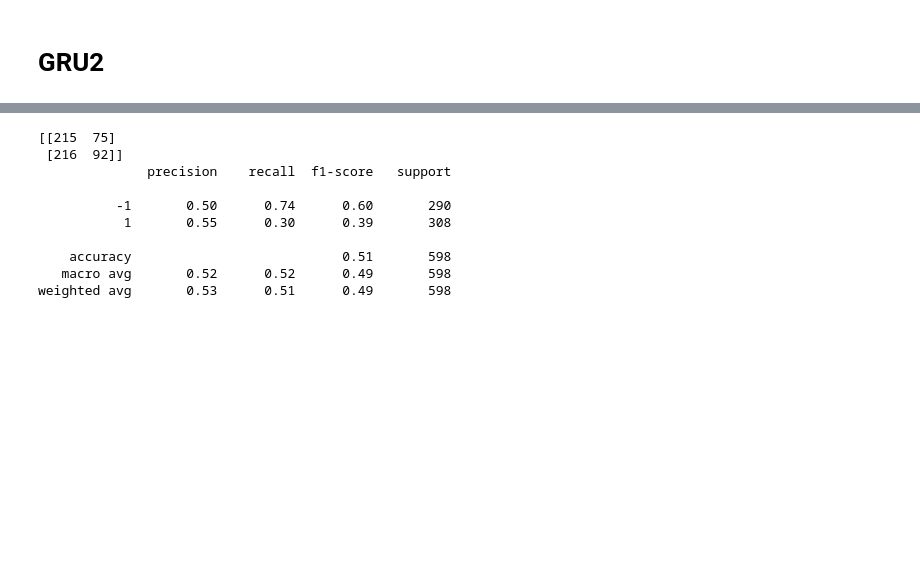
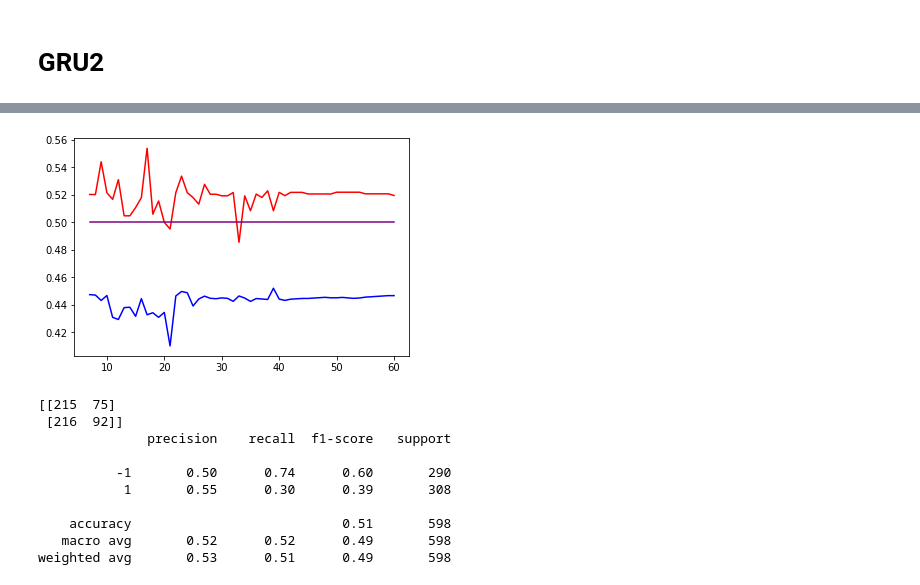
Before and after one commit to csabi0312/crypto-svm, a Jupyter notebook: crypto14.ipynb, the cells around one changed output, grey strips where cells are left out. Drawn from its saved outputs; the diff is of its cells as text; code cells hidden in the pictures; blank space fills up the shorter version.

```diff
--- a/crypto14.ipynb
+++ b/crypto14.ipynb
@@ -214,20 +349,22 @@ raw["returns"] =np.log(raw.Close / raw.Close.shift(1))
 raw["returns2"]=(raw["returns"]>=0).astype(int)
 raw.drop(["Open","Spread","Close","High","returns","Volume","Low"],axis=1,inplace=True)
 cols = []
-for lag in range(1, 30):
+for lag in range(1, 40):
     col_r = "r_lag{}".format(lag)
     raw[col_r] = raw.returns2.shift(lag)
-    raw.dropna(inplace = True)
-
+raw.dropna(inplace = True)
 to=int(len(raw)*0.8)
 X_train=raw.drop(["returns2"],axis=1).iloc[:to].to_numpy()
 y_train=raw["returns2"].iloc[:to].to_numpy().astype(int)
 X_test=raw.drop(["returns2"],axis=1).iloc[to:].to_numpy()
 y_test=raw["returns2"].iloc[to:].to_numpy().astype(int)
+clf = LogisticRegression()
+clf.fit(X_train,y_train)
+pred_test=clf.predict(X_test)
+pred_train=clf.predict(X_train)
 
-from tensorflow.keras.utils import to_categorical
-y_train2 = to_categorical(y_train, 2)
-y_test2 = to_categorical(y_test, 2)
-
-print(X_train.shape,y_train.shape,X_test.shape,y_test.shape)
+print(confusion_matrix(y_train,pred_train))
+print(classification_report(y_train,pred_train))
+print(confusion_matrix(y_test,pred_test))
+print(classification_report(y_test,pred_test))
 # %% [output]
@@ -304,0 +461,66 @@ weighted avg       0.50      0.48      0.46       333
+# %%
+train_acc=[]
+test_acc=[]
+a=7
+b=61
+num_lag=a
+while num_lag<b:
+  raw = pd.read_csv("/content/drive/MyDrive/Crypto/new3/full_spread_data.csv", parse_dates = ["time"], index_col = "time").dropna()
+  raw["returns"] =np.log(raw.Close / raw.Close.shift(1))
+  raw["returns2"]=(raw["returns"]>=0).astype(int)
+  raw.drop(["Open","Spread","Close","High","returns","Volume","Low"],axis=1,inplace=True)
+  cols = []
+  for lag in range(1, num_lag):
+      col_r = "r_lag{}".format(lag)
+      raw[col_r] = raw.returns2.shift(lag)
+  raw.dropna(inplace = True)
+  to=int(len(raw)*0.8)
+  X_train=raw.drop(["returns2"],axis=1).iloc[:to].to_numpy()
+  y_train=raw["returns2"].iloc[:to].to_numpy().astype(int)
+  X_test=raw.drop(["returns2"],axis=1).iloc[to:].to_numpy()
+  y_test=raw["returns2"].iloc[to:].to_numpy().astype(int)
+
+  from tensorflow.keras.utils import to_categorical
+  y_train2 = to_categorical(y_train, 2)
+  y_test2 = to_categorical(y_test, 2)
+
+
+  def build_model(hp):
+      model = Sequential()
+      model.add(Dense(hp.Int('units1', min_value=5, max_value=200, step=1),activation="relu",input_shape=(num_lag-1,1)))
+      model.add(Dense(hp.Int('units2', min_value=5, max_value=180, step=1),activation="relu"))
+      model.add(Dense(hp.Int('units3', min_value=5, max_value=160, step=1),activation="relu"))
+      model.add(Dense(hp.Int('units4', min_value=5, max_value=140, step=1),activation="relu"))
+      model.add(Dense(hp.Int('units5', min_value=5, max_value=120, step=1),activation="relu"))
+      model.add(GRU(hp.Int('units5', min_value=5, max_value=120, step=1),activation="tanh",return_sequences=True))
+      model.add(LSTM(hp.Int('units5', min_value=5, max_value=120, step=1),activation="tanh"))
+      model.add(Dense(2,activation="softmax"))
+
+      model.compile(loss='categorical_crossentropy', optimizer='adam', metrics=['accuracy'])
+      return model
+
+  tuner = keras_tuner.RandomSearch(
+        build_model,
+        objective='val_loss',
+        max_trials=10,overwrite = True)
+  tuner.search(X_train,y_train2 , epochs=5, validation_split=0.2)
+  best_model = tuner.get_best_models()[0]
+  best_model.summary()
+
+  early_stopping=EarlyStopping(patience=10, verbose=0)
+  checkpointer=ModelCheckpoint(filepath='weights1.hdf5', save_best_only=True, verbose=1)
+  best_model.fit(X_train,y_train2, batch_size=50,epochs=100, verbose=0, \
+                  validation_split=0.2,callbacks=[checkpointer, early_stopping], shuffle=True)
+
+  predictions =best_model.predict(X_test)
+  predistions2=best_model.predict(X_train)
+  pred_test=np.argmax(predictions,axis=1)
+  pred_train=np.argmax(predistions2,axis=1)
+  train_acc.append(1-accuracy_score(y_train,pred_train))
+  test_acc.append(1-accuracy_score(y_test,pred_test))
+  num_lag+=1
+
+plt.plot(np.arange(a,b,1),train_acc,color="blue")
+plt.plot(np.arange(a,b,1),test_acc,color="red")
+plt.plot(np.arange(a,b,1),0.5*np.ones(b-a),color="purple")
+# %% [output]
@@ -305,3 +545,4 @@ weighted avg       0.50      0.48      0.46       333
+[figure, added]
 # %%
 pred_sign=-(predictions>=0).astype(int)+(predictions<0).astype(int)
 true_sign=(y_true>=0).astype(int)-(y_true<0).astype(int)
```
Also changed, not shown: parts of 23 cells of this notebook.
